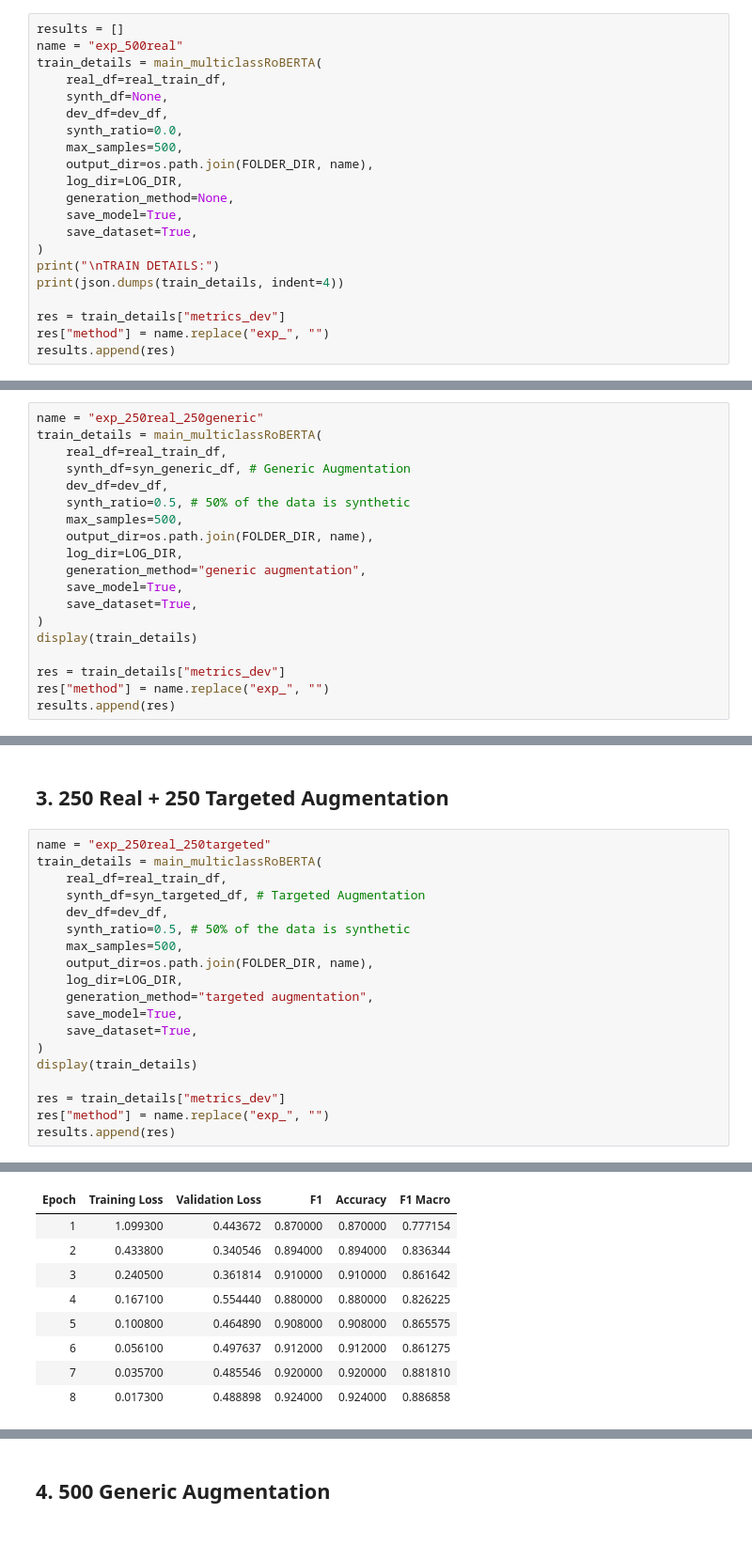
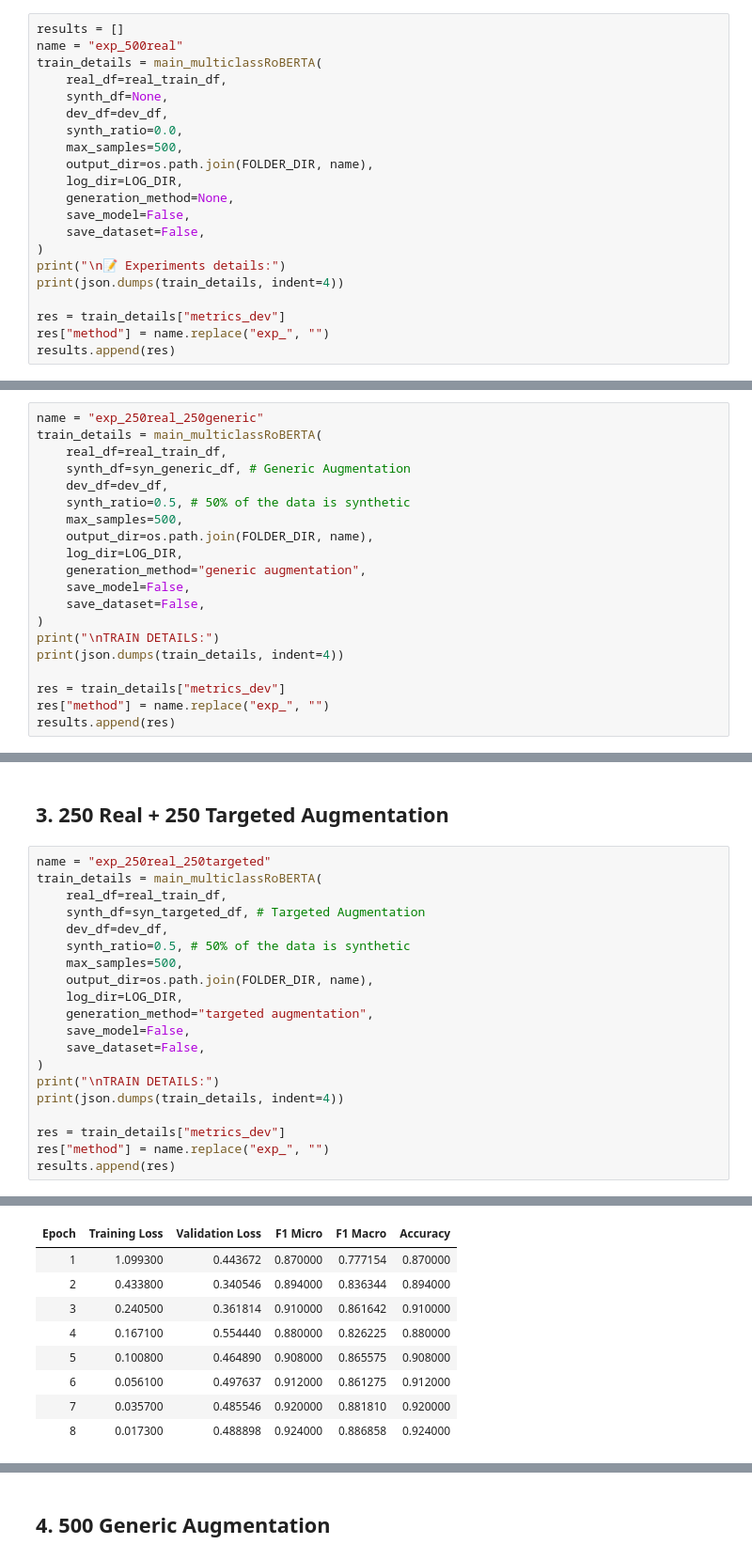
Before and after one commit to AlessandroGhiotto/thesis-nlp, a Jupyter notebook: src/agnews/run_multiclassRoBERTA_agnews.ipynb, the cells around one changed output, grey strips where cells are left out. Shown at 94% size. Saved outputs shown, nothing was run; the diff lists cells and outputs as text.

```diff
--- a/src/agnews/run_multiclassRoBERTA_agnews.ipynb
+++ b/src/agnews/run_multiclassRoBERTA_agnews.ipynb
@@ -53,10 +104,10 @@ train_details = main_multiclassRoBERTA(
     output_dir=os.path.join(FOLDER_DIR, name),
     log_dir=LOG_DIR,
     generation_method=None,
-    save_model=True,
-    save_dataset=True,
+    save_model=False,
+    save_dataset=False,
 )
-print("\nTRAIN DETAILS:")
+print("\n📝 Experiments details:")
 print(json.dumps(train_details, indent=4))
 
 res = train_details["metrics_dev"]
@@ -99,10 +156,11 @@ train_details = main_multiclassRoBERTA(
     output_dir=os.path.join(FOLDER_DIR, name),
     log_dir=LOG_DIR,
     generation_method="generic augmentation",
-    save_model=True,
-    save_dataset=True,
+    save_model=False,
+    save_dataset=False,
 )
-display(train_details)
+print("\nTRAIN DETAILS:")
+print(json.dumps(train_details, indent=4))
 
 res = train_details["metrics_dev"]
 res["method"] = name.replace("exp_", "")
@@ -148,10 +208,11 @@ train_details = main_multiclassRoBERTA(
     output_dir=os.path.join(FOLDER_DIR, name),
     log_dir=LOG_DIR,
     generation_method="targeted augmentation",
-    save_model=True,
-    save_dataset=True,
+    save_model=False,
+    save_dataset=False,
 )
-display(train_details)
+print("\nTRAIN DETAILS:")
+print(json.dumps(train_details, indent=4))
 
 res = train_details["metrics_dev"]
 res["method"] = name.replace("exp_", "")
@@ -163,9 +224,9 @@ You should probably TRAIN this model on a down-stream task to be able to use it
-| Epoch | Training Loss | Validation Loss | F1 | Accuracy | F1 Macro |
-| 1 | 1.099300 | 0.443672 | 0.870000 | 0.870000 | 0.777154 |
-| 2 | 0.433800 | 0.340546 | 0.894000 | 0.894000 | 0.836344 |
-| 3 | 0.240500 | 0.361814 | 0.910000 | 0.910000 | 0.861642 |
-| 4 | 0.167100 | 0.554440 | 0.880000 | 0.880000 | 0.826225 |
-| 5 | 0.100800 | 0.464890 | 0.908000 | 0.908000 | 0.865575 |
-| 6 | 0.056100 | 0.497637 | 0.912000 | 0.912000 | 0.861275 |
-| 7 | 0.035700 | 0.485546 | 0.920000 | 0.920000 | 0.881810 |
-| 8 | 0.017300 | 0.488898 | 0.924000 | 0.924000 | 0.886858 |
+| Epoch | Training Loss | Validation Loss | F1 Micro | F1 Macro | Accuracy |
+| 1 | 1.099300 | 0.443672 | 0.870000 | 0.777154 | 0.870000 |
+| 2 | 0.433800 | 0.340546 | 0.894000 | 0.836344 | 0.894000 |
+| 3 | 0.240500 | 0.361814 | 0.910000 | 0.861642 | 0.910000 |
+| 4 | 0.167100 | 0.554440 | 0.880000 | 0.826225 | 0.880000 |
+| 5 | 0.100800 | 0.464890 | 0.908000 | 0.865575 | 0.908000 |
+| 6 | 0.056100 | 0.497637 | 0.912000 | 0.861275 | 0.912000 |
+| 7 | 0.035700 | 0.485546 | 0.920000 | 0.881810 | 0.920000 |
+| 8 | 0.017300 | 0.488898 | 0.924000 | 0.886858 | 0.924000 |
```
Also changed, not shown: parts of 8 cells of this notebook, 8 other files.
